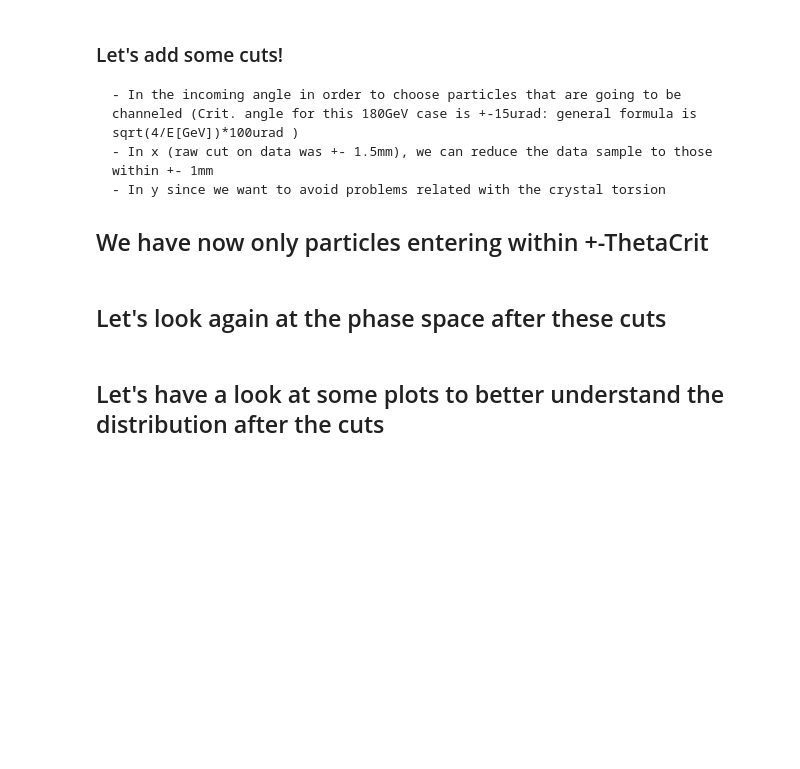
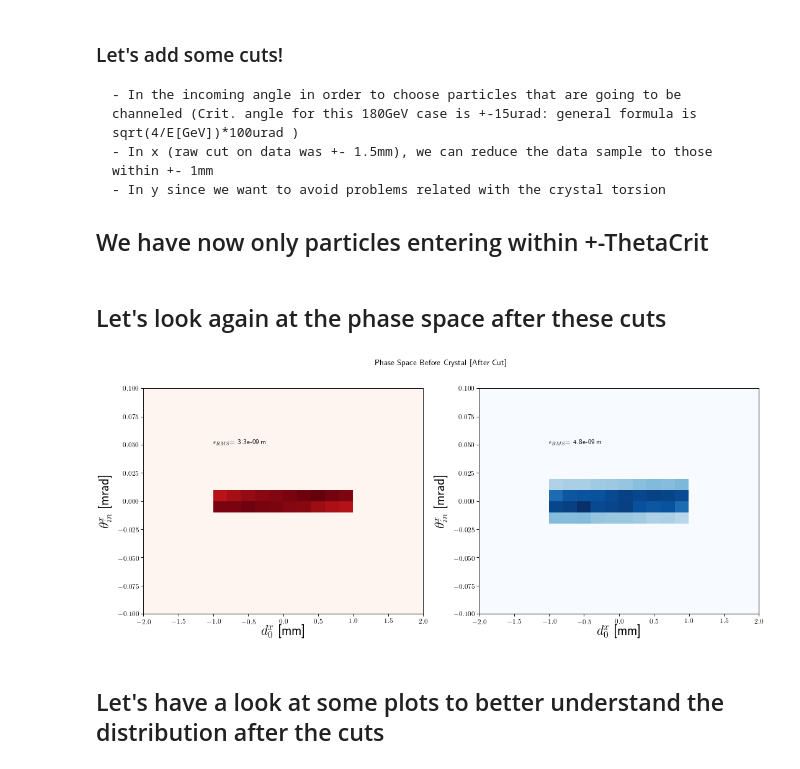
Before and after one commit to collamaf/UA9_22, a Jupyter notebook: analysis/DataAnalysis.ipynb, the cells around one changed output. Cells and saved outputs as stored; diff of their text form; code cells hidden in the pictures; blank space fills up the shorter version.

```diff
--- a/analysis/DataAnalysis.ipynb
+++ b/analysis/DataAnalysis.ipynb
@@ -260,13 +292,12 @@ applyCut = True
 applyWeight = False
 max_d0x = 1.
 max_d0y = 2.
-thetaInx_bias = 0.005
 max_thetaInx = 0.015 #15urad
 
 if applyCut:
     dataset = dataset[abs(dataset.d0_x)<max_d0x]
     dataset = dataset[abs(dataset.d0_y)<max_d0y]
-    dataset = dataset[abs(dataset.thetaIn_x+thetaInx_bias)<max_thetaInx]
+    dataset = dataset[abs(dataset.thetaIn_x)+thetaInx_bias<max_thetaInx]
     datasetSimu = datasetSimu[abs(datasetSimu.d0_x)<max_d0x]
     datasetSimu = datasetSimu[abs(datasetSimu.d0_y)<max_d0y]
     datasetSimu = datasetSimu[abs(datasetSimu.thetaIn_x)<max_thetaInx]
@@ -274,21 +305,23 @@ if applyCut:
 ## Let's look again at the phase space after these cuts
 # %%
 fig, axes = plt.subplots(nrows=1, ncols=2,figsize=(8*2, 6),dpi=80, facecolor = "w", edgecolor = "k")
-plotR=plot2D(axes[0],dataset["d0_x"],dataset["thetaIn_x"],r"$d_0$ [mrad]",r"$\theta_{x}^{in} [mrad]$",
-       (30,30),[[-2.,2.],[-0.1,0.1]],"Reds")
-plotR.text(-1.,.05,r"$\epsilon_r$= {:.1e} m".format(1e-6*emittanceRMS(dataset["d0_x"],dataset["thetaIn_x"])))
+plotR=plot2D(axes[0],dataset["d0_x"],dataset["thetaIn_x"],d0xL,tInXL,
+       (nBd0,nBth),[d0xR,tInXR],"Reds")
+plotR.text(-1.,.05,r"$\epsilon_{{RMS}}$= {:.1e} m".format(1e-6*emittanceRMS(dataset["d0_x"],dataset["thetaIn_x"])))
 
-plotB=plot2D(axes[1],datasetSimu["d0_x"],datasetSimu["thetaIn_x"],r"$d_0$ [mrad]",r"$\theta_{x}^{in} [mrad]$",
-       (30,30),[[-2.,2.],[-0.1,0.1]],"Blues")
-plotB.text(-1.,.05,r"$\epsilon_r$= {:.1e} m".format(1e-6*emittanceRMS(datasetSimu["d0_x"],datasetSimu["thetaIn_x"])))
+plotB=plot2D(axes[1],datasetSimu["d0_x"],datasetSimu["thetaIn_x"],d0xL,tInXL,
+       (nBd0,nBth),[d0xR,tInXR],"Blues")
+plotB.text(-1.,.05,r"$\epsilon_{{RMS}}$= {:.1e} m".format(1e-6*emittanceRMS(datasetSimu["d0_x"],datasetSimu["thetaIn_x"])))
 
 
 
 fig.suptitle("Phase Space Before Crystal [After Cut]")
 
 plt.show()
 #print("Emittance (RMS): ",emittanceRMS(dataset["d0_x"],dataset["thetaIn_x"]),
 #    " - ",emittanceRMS(datasetSimu["d0_x"],datasetSimu["thetaIn_x"]))
+# %% [output]
+[figure, added]
 # %% [markdown]
 ## Let's have a look at some plots to better understand the distribution after the cuts
 # %%
```
Also changed, not shown: parts of 14 cells of this notebook.
